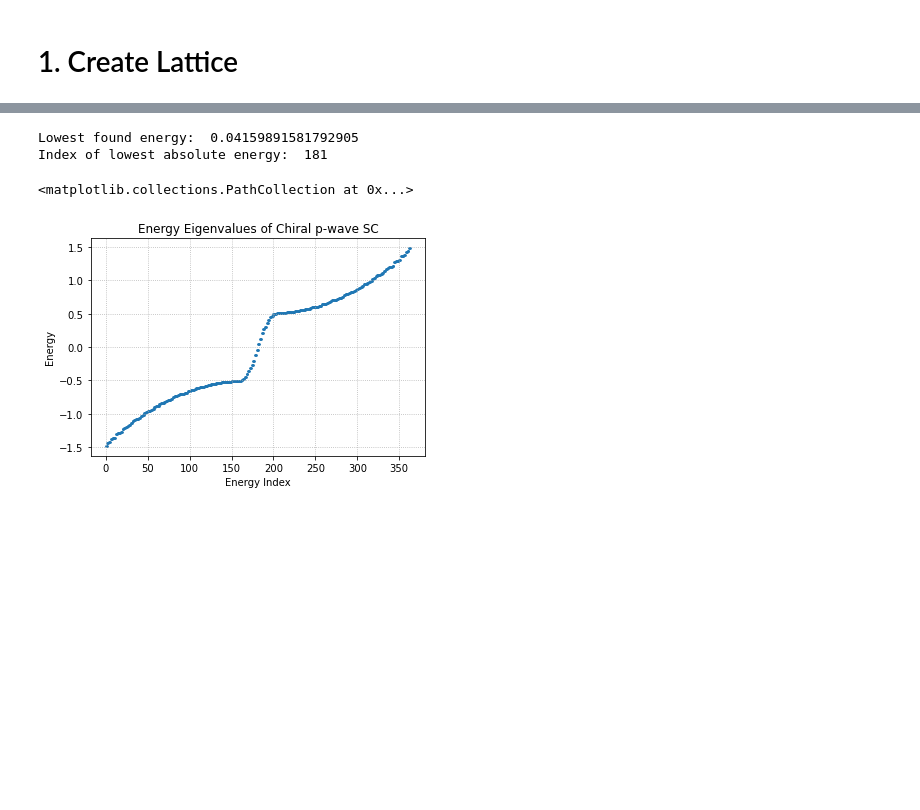
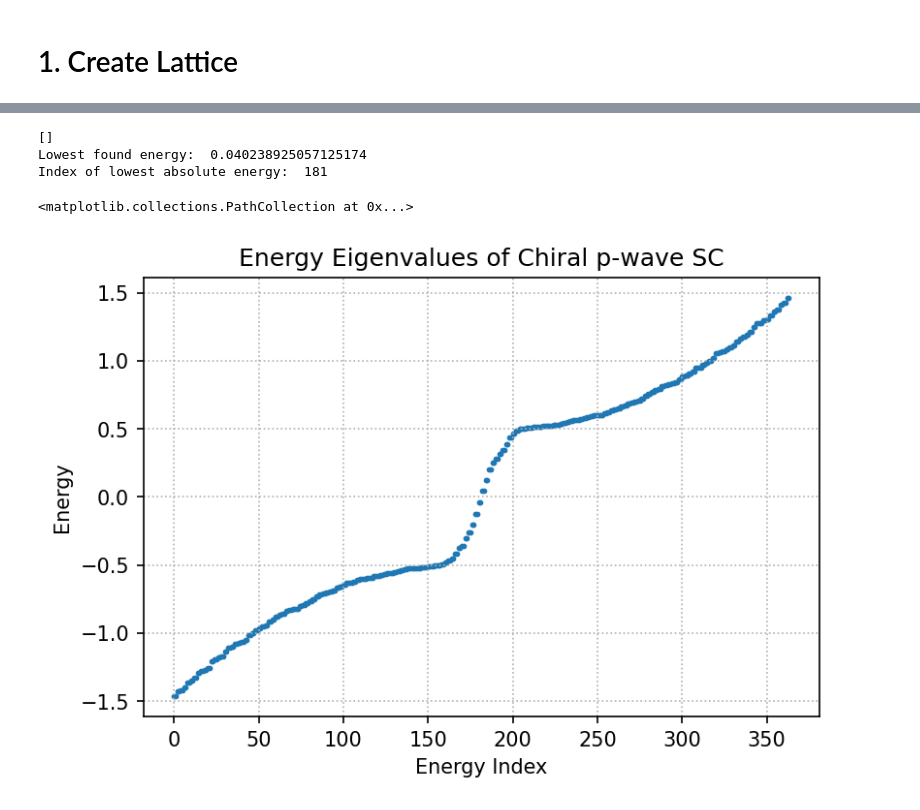
Before and after one commit to isschoch/chiral-p-wave-on-buckyball-geometry, a Jupyter notebook: sc_disclination.ipynb, the cells around one changed output, grey strips where cells are left out. Drawn from its saved outputs; the diff is of its cells as text; code cells hidden in the pictures; blank space fills up the shorter version.

```diff
--- a/sc_disclination.ipynb
+++ b/sc_disclination.ipynb
@@ -4,13 +4,14 @@ from lattice_class import *
 from hamiltonian_constructor_class import *
 import scipy.linalg
 import matplotlib.pyplot as plt
+
+plt.rcParams["figure.dpi"] = 150
+plt.rcParams["savefig.dpi"] = 150
 # %% [markdown]
 # 1. Create Lattice
 # %%
 N = 11
 lattice = SquareLattice(N, "open")
-lattice.plot()
-reciprocal_lattice_sites = lattice.get_reciprocal_sites()
 
 ctr = 0
 for i in range(N // 2):
@@ -23,7 +24,9 @@ for i in range(N // 2):
         (i * (N // 2) + N // 2 - 1, (N // 2) * (N // 2) + N - (i + 1)), (2, 0)
     )
 
-flagged_edges = [(i, i + 1) for i in range(30, 35)]
+flagged_edges = [
+    (i, i + 1) for i in range((N // 2 + 1) * (N // 2) + 1, (N // 2 + 2) * (N // 2))
+]
 print(flagged_edges)
 
 lattice_sites = lattice.get_sites()
@@ -37,33 +39,40 @@ lattice.plot(True)
 # %%
 mu = 0.5
 delta = complex(0.5, 0.0)
 
 Ham_constructor = HamiltonianConstructor(mu, 0.5, 0.5, delta)
 H_direct_lattice = Ham_constructor.construct_direct_lattice_hamiltonian(lattice)
 block_indices = Ham_constructor.get_block_indices(lattice.get_num_sites())
 
-n = 0
+n = 1
 hop_phase = np.exp(n * complex(0.0, 1.0) * np.pi / 2.0)
+
 for flagged_edge in flagged_edges:
     Ham_constructor.add_tunneling_phase(
         H_direct_lattice, flagged_edge, hop_phase, num_sites
     )
 
 energies, states = scipy.linalg.eigh(H_direct_lattice)
+
+tol = 0.04
+low_energy_indices = np.argwhere(np.abs(energies) < tol)[:, 0]
+print(low_energy_indices)
+
 print("Lowest found energy: ", np.min(np.abs(energies)))
 gs_idx = np.argmin(np.abs(energies))
 print("Index of lowest absolute energy: ", gs_idx)
 
 plt.xlabel("Energy Index")
 plt.ylabel("Energy")
 plt.grid(linestyle=":")
 plt.title("Energy Eigenvalues of Chiral p-wave SC")
 plt.scatter(range(len(energies)), energies, s=3)
 # %% [output]
-Lowest found energy:  0.04159891581792905
+[]
+Lowest found energy:  0.040238925057125174
 Index of lowest absolute energy:  181
 <matplotlib.collections.PathCollection at 0x...>
-[figure, old version]
+[figure, new version]
 # %%
 gs_wave_function = states[:, gs_idx]
 gs_probabilities_nambu = np.square(np.abs(gs_wave_function))
```
Also changed, not shown: parts of 6 cells of this notebook, 7 other files.
